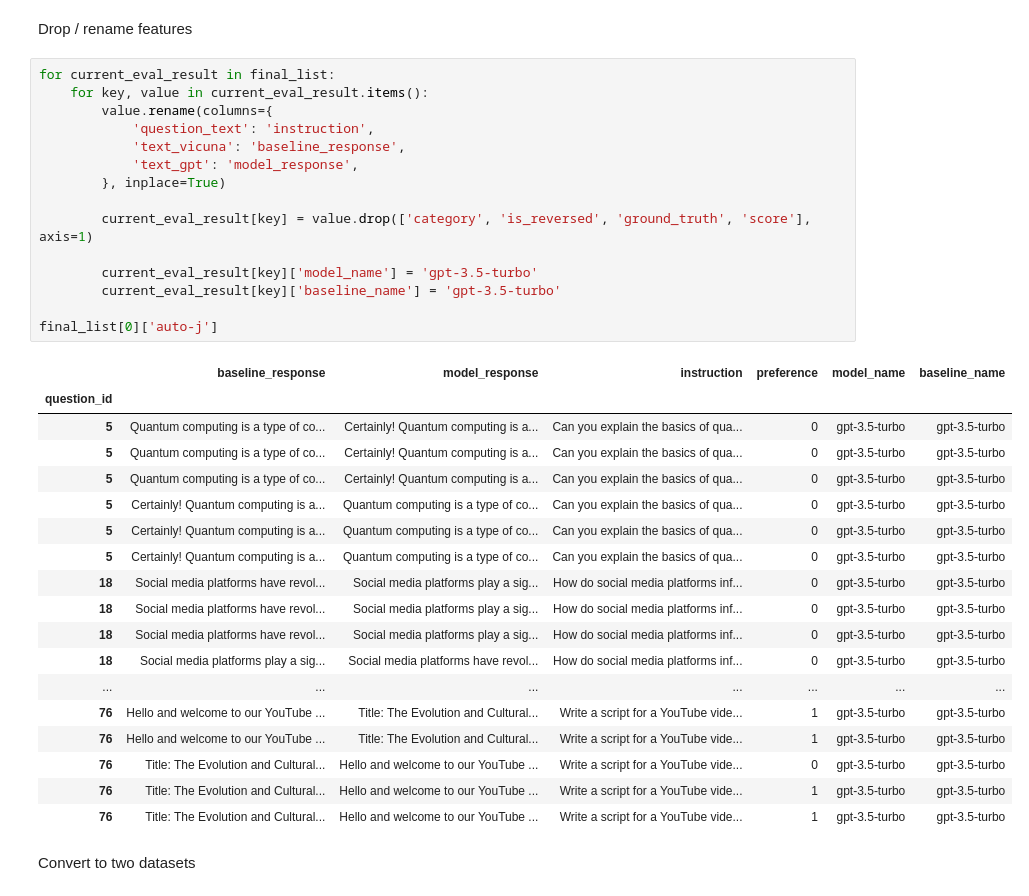
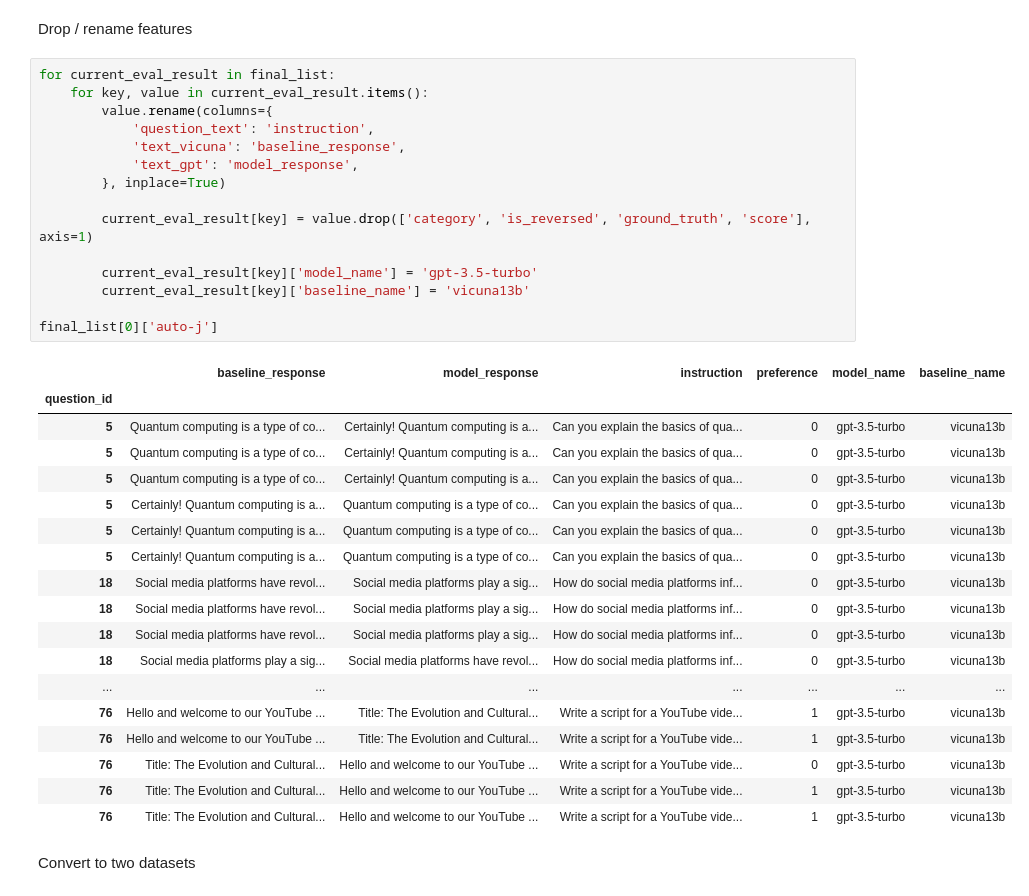
Before and after one commit to Thesis-LLM-as-a-judge-AUAS/fair-eval, a Jupyter notebook: sanity_check.ipynb, the cells around one changed output. Drawn from its saved outputs; the diff is of its cells as text.

Commit message:
fix: fixed the baseline name

```diff
--- a/sanity_check.ipynb
+++ b/sanity_check.ipynb
@@ -2112,37 +2112,37 @@ Drop / rename features
 # %%
 for current_eval_result in final_list:
     for key, value in current_eval_result.items():
         value.rename(columns={
             'question_text': 'instruction',
             'text_vicuna': 'baseline_response',
             'text_gpt': 'model_response',
         }, inplace=True)
 
         current_eval_result[key] = value.drop(['category', 'is_reversed', 'ground_truth', 'score'], axis=1)
 
         current_eval_result[key]['model_name'] = 'gpt-3.5-turbo'
-        current_eval_result[key]['baseline_name'] = 'gpt-3.5-turbo'
+        current_eval_result[key]['baseline_name'] = 'vicuna13b'
 
 final_list[0]['auto-j']
 # %% [output]
 |  | baseline_response | model_response | instruction | preference | model_name | baseline_name |
 | question_id |  |  |  |  |  |  |
-| 5 | Quantum computing is a type of co... | Certainly! Quantum computing is a... | Can you explain the basics of qua... | 0 | gpt-3.5-turbo | gpt-3.5-turbo |
-| 5 | Quantum computing is a type of co... | Certainly! Quantum computing is a... | Can you explain the basics of qua... | 0 | gpt-3.5-turbo | gpt-3.5-turbo |
-| 5 | Quantum computing is a type of co... | Certainly! Quantum computing is a... | Can you explain the basics of qua... | 0 | gpt-3.5-turbo | gpt-3.5-turbo |
-| 5 | Certainly! Quantum computing is a... | Quantum computing is a type of co... | Can you explain the basics of qua... | 0 | gpt-3.5-turbo | gpt-3.5-turbo |
-| 5 | Certainly! Quantum computing is a... | Quantum computing is a type of co... | Can you explain the basics of qua... | 0 | gpt-3.5-turbo | gpt-3.5-turbo |
-| 5 | Certainly! Quantum computing is a... | Quantum computing is a type of co... | Can you explain the basics of qua... | 0 | gpt-3.5-turbo | gpt-3.5-turbo |
-| 18 | Social media platforms have revol... | Social media platforms play a sig... | How do social media platforms inf... | 0 | gpt-3.5-turbo | gpt-3.5-turbo |
-| 18 | Social media platforms have revol... | Social media platforms play a sig... | How do social media platforms inf... | 0 | gpt-3.5-turbo | gpt-3.5-turbo |
-| 18 | Social media platforms have revol... | Social media platforms play a sig... | How do social media platforms inf... | 0 | gpt-3.5-turbo | gpt-3.5-turbo |
-| 18 | Social media platforms play a sig... | Social media platforms have revol... | How do social media platforms inf... | 0 | gpt-3.5-turbo | gpt-3.5-turbo |
+| 5 | Quantum computing is a type of co... | Certainly! Quantum computing is a... | Can you explain the basics of qua... | 0 | gpt-3.5-turbo | vicuna13b |
+| 5 | Quantum computing is a type of co... | Certainly! Quantum computing is a... | Can you explain the basics of qua... | 0 | gpt-3.5-turbo | vicuna13b |
+| 5 | Quantum computing is a type of co... | Certainly! Quantum computing is a... | Can you explain the basics of qua... | 0 | gpt-3.5-turbo | vicuna13b |
+| 5 | Certainly! Quantum computing is a... | Quantum computing is a type of co... | Can you explain the basics of qua... | 0 | gpt-3.5-turbo | vicuna13b |
+| 5 | Certainly! Quantum computing is a... | Quantum computing is a type of co... | Can you explain the basics of qua... | 0 | gpt-3.5-turbo | vicuna13b |
+| 5 | Certainly! Quantum computing is a... | Quantum computing is a type of co... | Can you explain the basics of qua... | 0 | gpt-3.5-turbo | vicuna13b |
+| 18 | Social media platforms have revol... | Social media platforms play a sig... | How do social media platforms inf... | 0 | gpt-3.5-turbo | vicuna13b |
+| 18 | Social media platforms have revol... | Social media platforms play a sig... | How do social media platforms inf... | 0 | gpt-3.5-turbo | vicuna13b |
+| 18 | Social media platforms have revol... | Social media platforms play a sig... | How do social media platforms inf... | 0 | gpt-3.5-turbo | vicuna13b |
+| 18 | Social media platforms play a sig... | Social media platforms have revol... | How do social media platforms inf... | 0 | gpt-3.5-turbo | vicuna13b |
 | ... | ... | ... | ... | ... | ... | ... |
-| 76 | Hello and welcome to our YouTube ... | Title: The Evolution and Cultural... | Write a script for a YouTube vide... | 1 | gpt-3.5-turbo | gpt-3.5-turbo |
-| 76 | Hello and welcome to our YouTube ... | Title: The Evolution and Cultural... | Write a script for a YouTube vide... | 1 | gpt-3.5-turbo | gpt-3.5-turbo |
-| 76 | Title: The Evolution and Cultural... | Hello and welcome to our YouTube ... | Write a script for a YouTube vide... | 0 | gpt-3.5-turbo | gpt-3.5-turbo |
-| 76 | Title: The Evolution and Cultural... | Hello and welcome to our YouTube ... | Write a script for a YouTube vide... | 1 | gpt-3.5-turbo | gpt-3.5-turbo |
-| 76 | Title: The Evolution and Cultural... | Hello and welcome to our YouTube ... | Write a script for a YouTube vide... | 1 | gpt-3.5-turbo | gpt-3.5-turbo |
+| 76 | Hello and welcome to our YouTube ... | Title: The Evolution and Cultural... | Write a script for a YouTube vide... | 1 | gpt-3.5-turbo | vicuna13b |
+| 76 | Hello and welcome to our YouTube ... | Title: The Evolution and Cultural... | Write a script for a YouTube vide... | 1 | gpt-3.5-turbo | vicuna13b |
+| 76 | Title: The Evolution and Cultural... | Hello and welcome to our YouTube ... | Write a script for a YouTube vide... | 0 | gpt-3.5-turbo | vicuna13b |
+| 76 | Title: The Evolution and Cultural... | Hello and welcome to our YouTube ... | Write a script for a YouTube vide... | 1 | gpt-3.5-turbo | vicuna13b |
+| 76 | Title: The Evolution and Cultural... | Hello and welcome to our YouTube ... | Write a script for a YouTube vide... | 1 | gpt-3.5-turbo | vicuna13b |
 # %% [markdown]
 Convert to two datasets
 # %%
```
Also changed, not shown: parts of 1 cell of this notebook, 2 other files.
